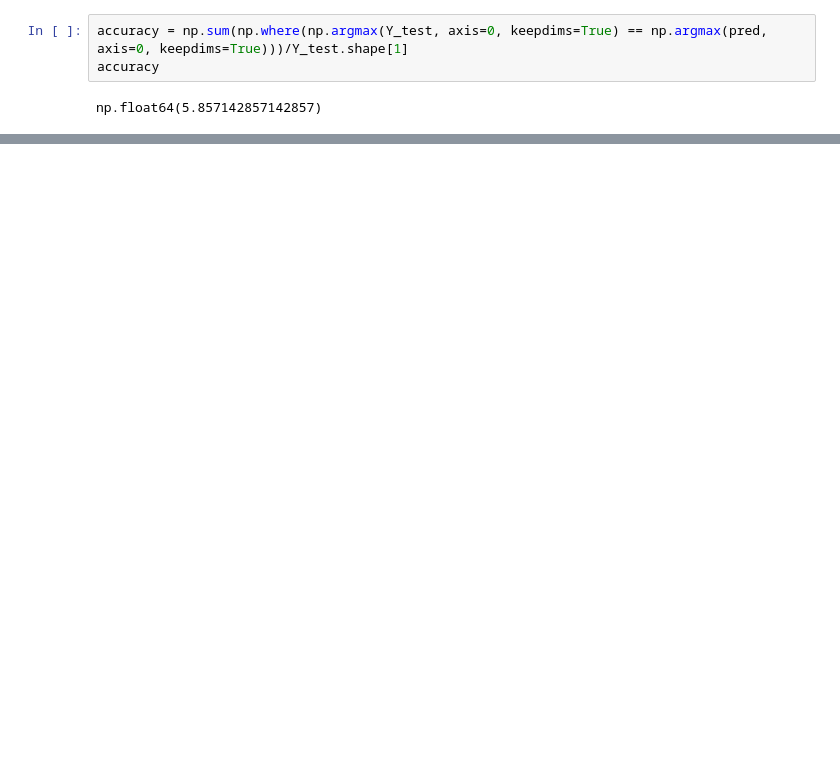
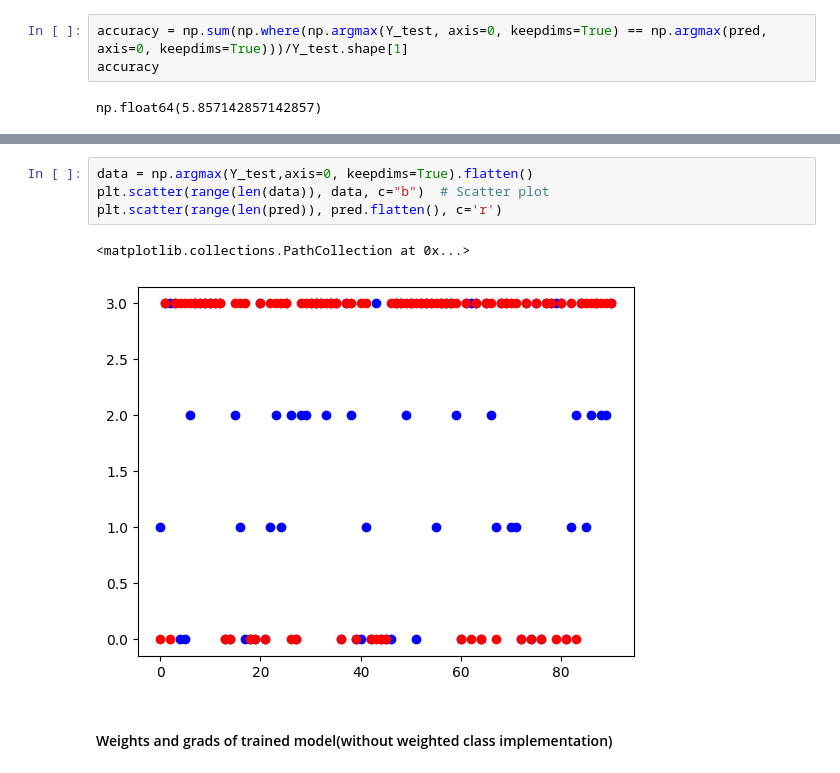
Before and after one commit to HritikShukla02/Neural-networks, a Jupyter notebook: test_classification.ipynb, the cells around one changed output, grey strips where cells are left out. Saved outputs shown, nothing was run; the diff lists cells and outputs as text; blank space fills up the shorter version.

```diff
--- a/test_classification.ipynb
+++ b/test_classification.ipynb
@@ -345,0 +376,9 @@ W1
+# %%
+data = np.argmax(Y_test,axis=0, keepdims=True).flatten()
+plt.scatter(range(len(data)), data, c="b")  # Scatter plot
+plt.scatter(range(len(pred)), pred.flatten(), c='r')
+# %% [output]
+<matplotlib.collections.PathCollection at 0x...>
+[figure, added]
+# %% [markdown]
+#### Weights and grads of trained model(without weighted class implementation)
```
Also changed, not shown: parts of 27 cells of this notebook, 4 other files.
